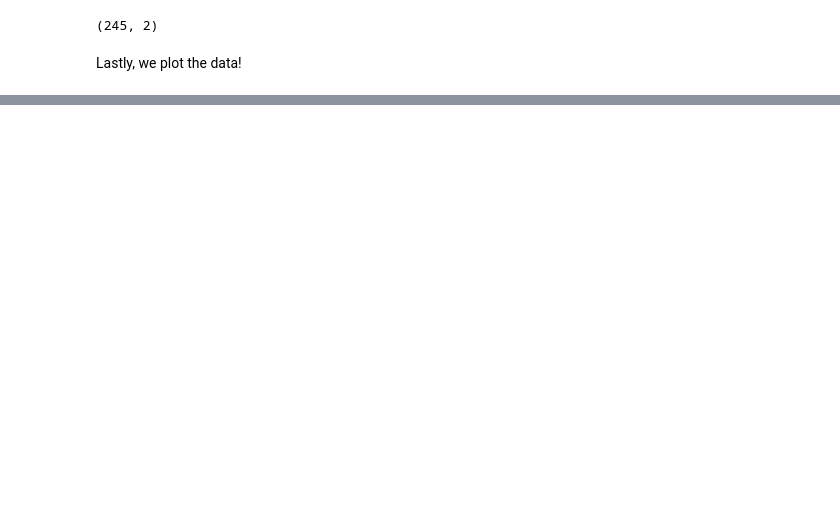
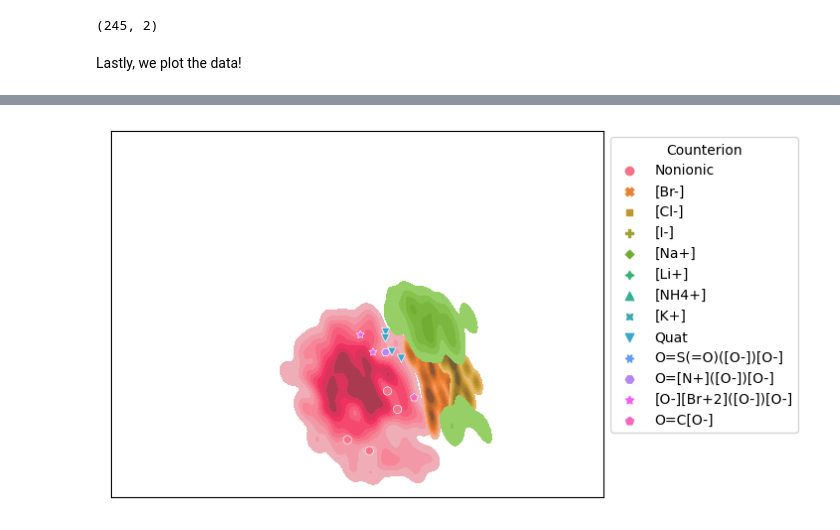
Before and after one commit to a-ws-m/CaMCaNN, a Jupyter notebook: notebooks/kernel-fdg.ipynb, the cells around one changed output, grey strips where cells are left out. Cells and saved outputs as stored; diff of their text form; code cells hidden in the pictures; blank space fills up the shorter version.

```diff
--- a/notebooks/kernel-fdg.ipynb
+++ b/notebooks/kernel-fdg.ipynb
@@ -91,3 +131,41 @@ sns.move_legend(ax, "upper left", bbox_to_anchor=(1, 1))
+# %%
+fig, ax = plt.subplots(1, 1)
+just_qin = kernel_df[kernel_df["Source"] == "Qin"]
+
+qin_counterion_counts = just_qin["Counterion"].value_counts()
+include_kde = just_qin["Counterion"].apply(lambda x: qin_counterion_counts[x] > 2)
+
+included_counterions = set(just_qin[include_kde]["Counterion"].unique())
+included_counterions = included_counterions | set(kernel_df[kernel_df["Above 95% CI"]]["Counterion"].unique())
+included_counterions = list(included_counterions)
+
+fg = sns.kdeplot(
+    just_qin[include_kde],
+    x="Force X",
+    y="Force Y",
+    hue="Counterion",
+    hue_order=counterion_order,
+    ax=ax,
+    fill=True,
+    bw_adjust=0.5,
+)
+sns.scatterplot(
+    kernel_df[kernel_df["Above 95% CI"]],
+    x="Force X",
+    y="Force Y",
+    style="Counterion",
+    hue="Counterion",
+    hue_order=counterion_order,
+    style_order=counterion_order,
+    ax=ax,
+)
+
+fg.set(xlabel=None, ylabel=None, xticks=[], yticks=[])
+plt.axis("equal")
+ax = plt.gca()
+sns.move_legend(ax, "upper left", bbox_to_anchor=(1, 1))
+# %% [output]
+[figure, added]
 # %%
 fig = px.scatter(kernel_df, x="Force X", y="Force Y", color="Counterion")
 fig.update_layout(width=1000, height=1000)
```
Also changed, not shown: parts of 10 cells of this notebook, 8 other files.
